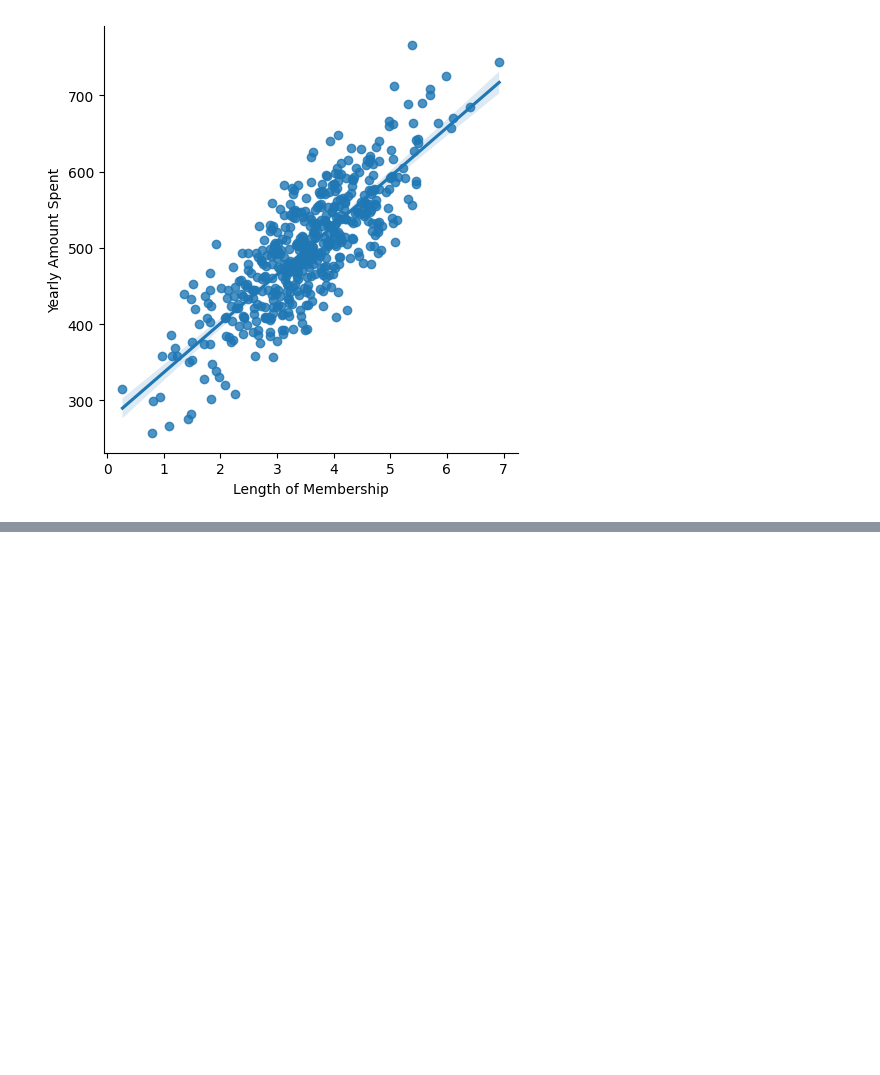
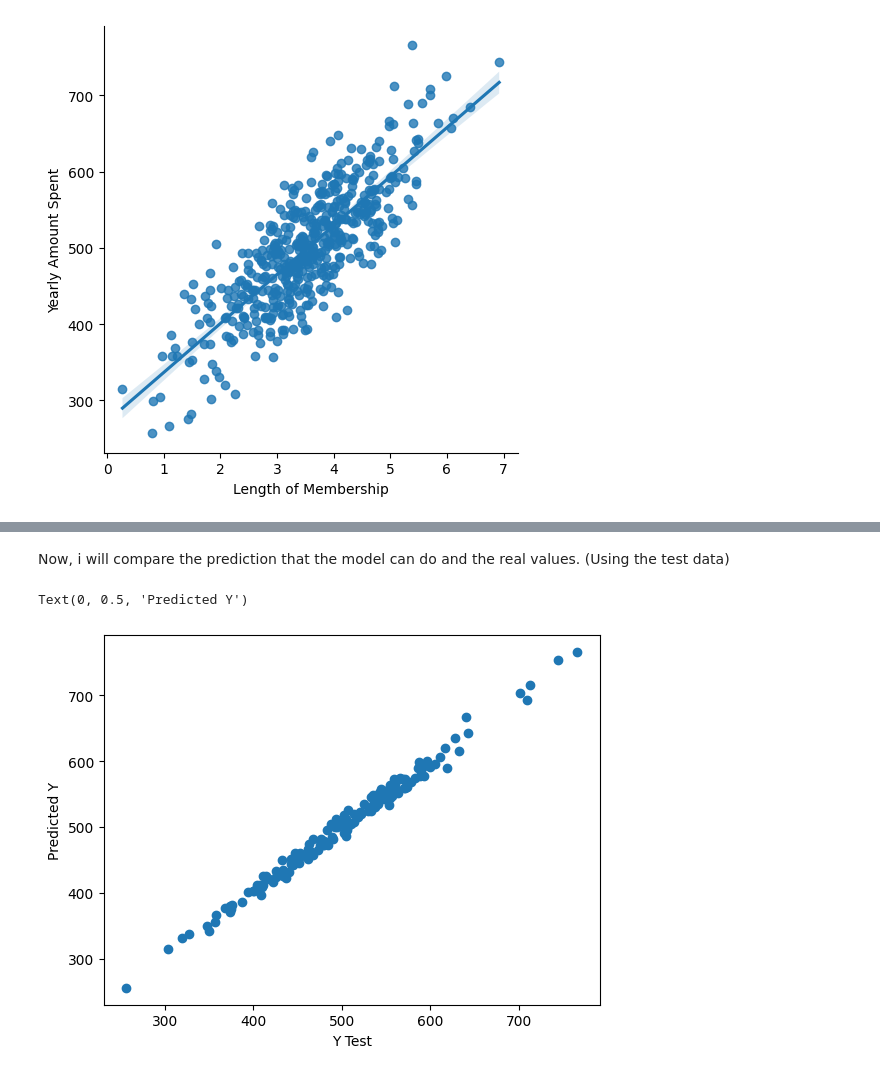
Before and after one commit to pedro-nunesm/Linear-Regression-Model-on-Eccomerce-Dataset, a Jupyter notebook: index.ipynb, the cells around one changed output, grey strips where cells are left out. Cells and saved outputs as stored; diff of their text form; code cells hidden in the pictures; blank space fills up the shorter version.

Commit message:
Creating a Linear Regression Model

```diff
--- a/index.ipynb
+++ b/index.ipynb
@@ -80,0 +83,3 @@ sns.lmplot(data=clients, x='Length of Membership', y='Yearly Amount Spent')
+# %%
+X= clients.loc[:, "Avg. Session Length":"Length of Membership"]
+Y = clients['Yearly Amount Spent']
@@ -80,0 +90,5 @@ sns.lmplot(data=clients, x='Length of Membership', y='Yearly Amount Spent')
+# %%
+x_train, x_test, y_train, y_test = train_test_split(X, Y, test_size=0.3, random_state=101)
+# %%
+from sklearn.linear_model import LinearRegression
+lm = LinearRegression()
@@ -80,0 +97,2 @@ sns.lmplot(data=clients, x='Length of Membership', y='Yearly Amount Spent')
+# %%
+lm.fit(x_train, y_train)
@@ -80,0 +121,9 @@ sns.lmplot(data=clients, x='Length of Membership', y='Yearly Amount Spent')
+# %% [markdown]
+Now, i will compare the prediction that the model can do and the real values. (Using the test data)
+# %%
+plt.scatter(y_test, lm.predict(x_test))
+plt.xlabel('Y Test')
+plt.ylabel('Predicted Y')
+# %% [output]
+Text(0, 0.5, 'Predicted Y')
+[figure, added]
```
Also changed, not shown: parts of 6 cells of this notebook.
